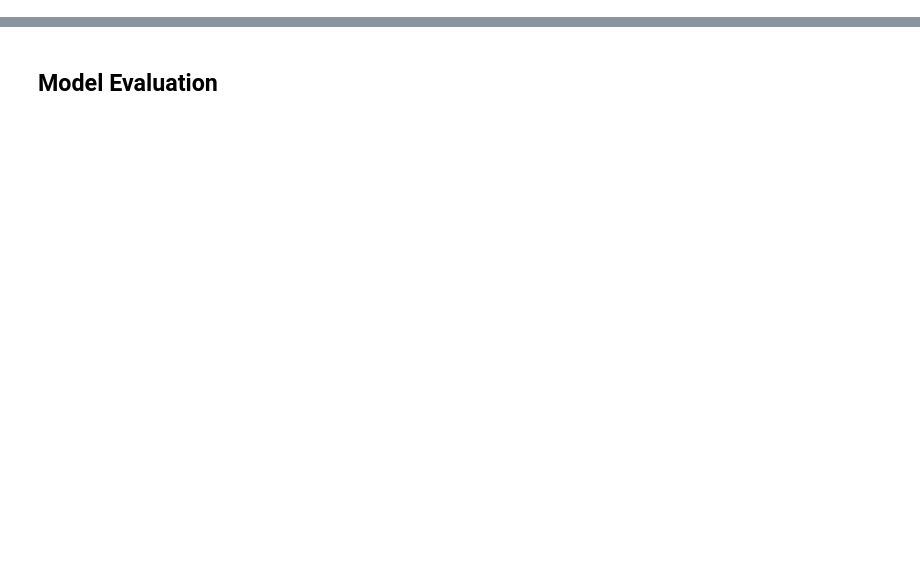
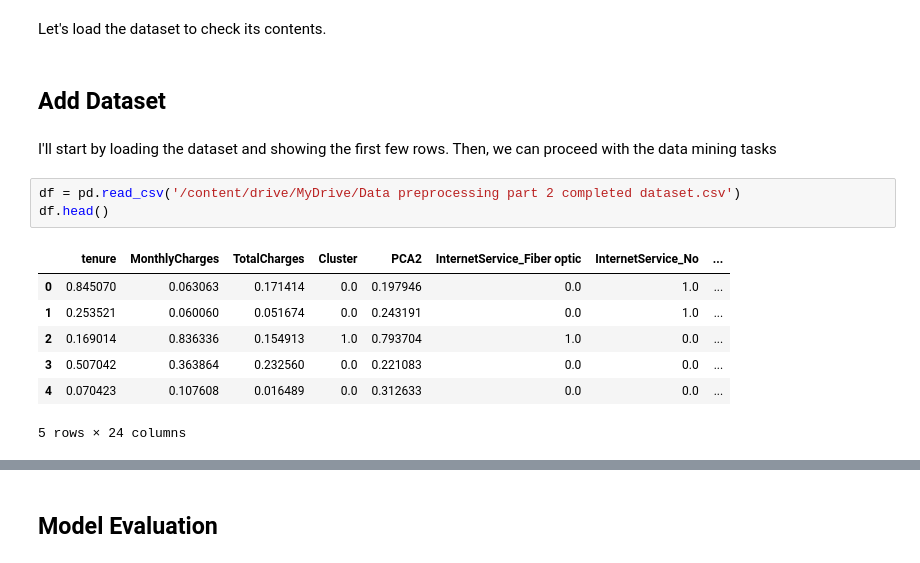
Before and after one commit to AsmaFathi123/My_Gaming, a Jupyter notebook: Data_Mining.ipynb, the cells around one changed output, grey strips where cells are left out. Cells and saved outputs as stored; diff of their text form; blank space fills up the shorter version.

```diff
--- a/Data_Mining.ipynb
+++ b/Data_Mining.ipynb
@@ -242,0 +37,17 @@ weighted avg       0.78      0.79      0.78      1407
+# %% [markdown]
+Let's load the dataset to check its contents.
+# %% [markdown]
+## **Add Dataset**
+# %% [markdown]
+I'll start by loading the dataset and showing the first few rows. Then, we can proceed with the data mining tasks
+# %%
+df = pd.read_csv('/content/drive/MyDrive/Data preprocessing part 2 completed dataset.csv')
+df.head()
+# %% [output]
+|  | tenure | MonthlyCharges | TotalCharges | Cluster | PCA2 | InternetService_Fiber optic | InternetService_No | ... |
+| 0 | 0.845070 | 0.063063 | 0.171414 | 0.0 | 0.197946 | 0.0 | 1.0 | ... |
+| 1 | 0.253521 | 0.060060 | 0.051674 | 0.0 | 0.243191 | 0.0 | 1.0 | ... |
+| 2 | 0.169014 | 0.836336 | 0.154913 | 1.0 | 0.793704 | 1.0 | 0.0 | ... |
+| 3 | 0.507042 | 0.363864 | 0.232560 | 0.0 | 0.221083 | 0.0 | 0.0 | ... |
+| 4 | 0.070423 | 0.107608 | 0.016489 | 0.0 | 0.312633 | 0.0 | 0.0 | ... |
+5 rows × 24 columns
```
Also changed, not shown: parts of 186 cells of this notebook.
